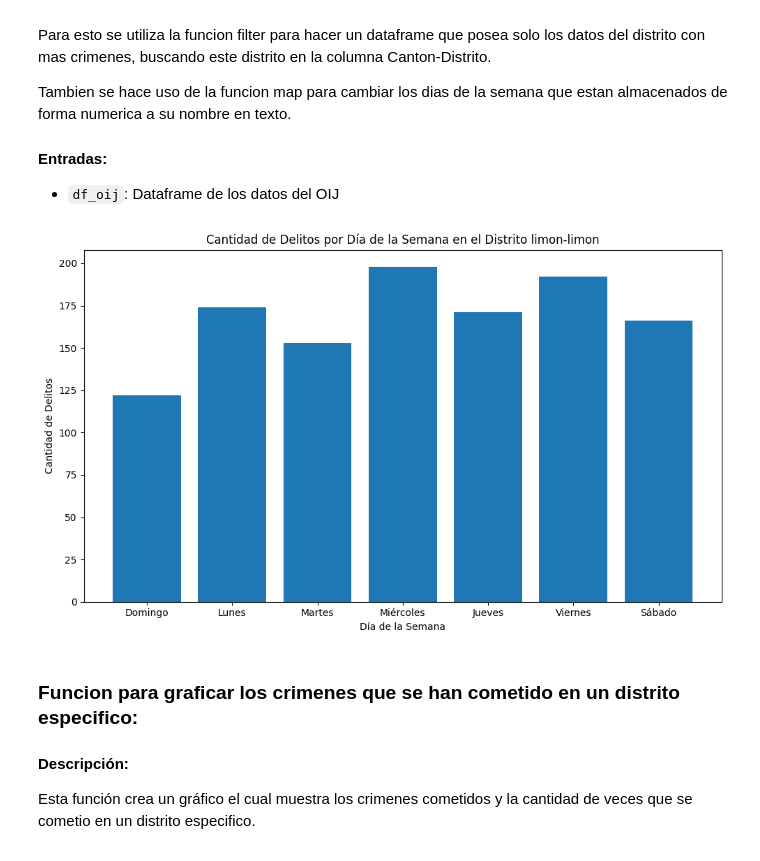
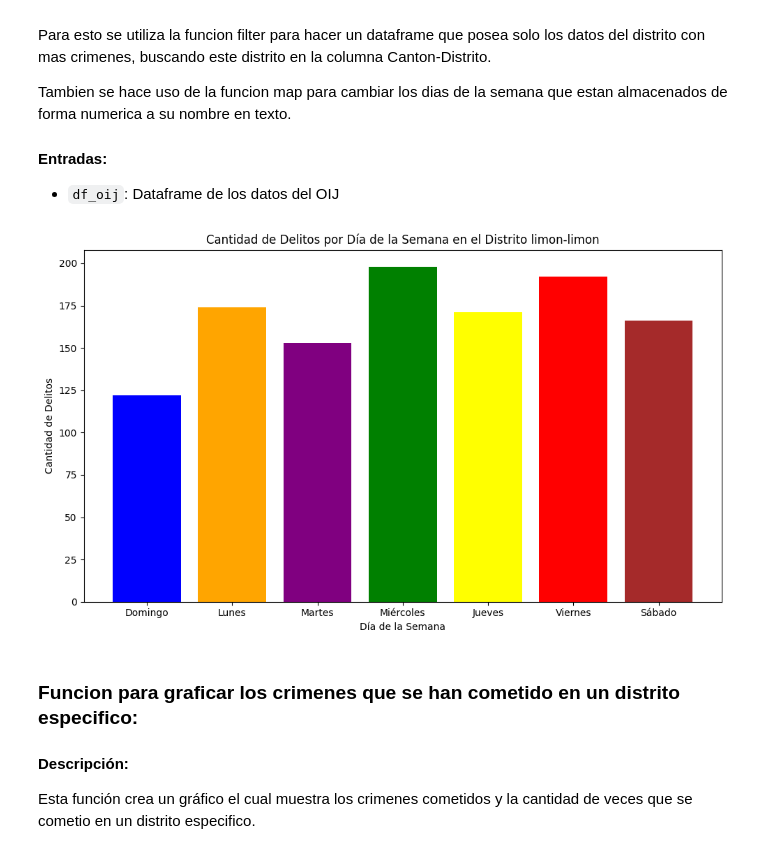
Before and after one commit to yosgarcia/Proyecto3BD2, a Jupyter notebook: Proyecto3.ipynb, the cells around one changed output. Drawn from its saved outputs; the diff is of its cells as text; code cells hidden in the pictures.

```diff
--- a/Proyecto3.ipynb
+++ b/Proyecto3.ipynb
@@ -643,35 +643,35 @@ def district_with_most_crimes_per_day(df_oij):
     district_with_most_crimes = df_oij.groupBy("Canton-Distrito").count().orderBy("count", ascending=False).first()["Canton-Distrito"]
 
     # Se crea el df del distrito con mas crimenes y se convierte la fecha
     df_district_with_most_crimes = df_oij.filter(df_oij["Canton-Distrito"] == district_with_most_crimes)
     df_district_with_most_crimes = df_district_with_most_crimes.withColumn("Fecha", to_date(df_district_with_most_crimes["Fecha"], "d/M/yyyy"))
 
     # Se crea la columna numero de dia de la semana y se obtiene el dia de la semana (usando la funcion dayofweek de pyspark)
     df_district_with_most_crimes = df_district_with_most_crimes.withColumn("DiaSemanaNum", dayofweek("Fecha"))
 
     # Se crea un diccionario para mapear los numeros del dia de la semana en el nombre del dia
     weekdays = {1: "Domingo", 2: "Lunes", 3: "Martes", 4: "Miércoles", 5: "Jueves", 6: "Viernes", 7: "Sábado"}
 
     # Se cuentan los crimenes hechos en base a los dias de los semana (para tener el valor de cuantos crimenes se hicieron Lunes por ejemplo)
     crimes_by_day_of_the_week = df_district_with_most_crimes.groupBy("DiaSemanaNum").count()
 
     # Se convierte el df a Pandas y luego se ordenan segun el numero del dia de la semana
     crimes_by_day_of_the_week_pandas = crimes_by_day_of_the_week.toPandas()
     crimes_by_day_of_the_week_pandas = crimes_by_day_of_the_week_pandas.sort_values(by="DiaSemanaNum")
 
     # Se grafica lo anterior y se mapean los dias de la semana de numeros a nombre del dia. (DiaSemanaNum es el eje X y la cantidad el eje Y)
     plt.figure(figsize=(10, 6))
-    plt.bar(crimes_by_day_of_the_week_pandas['DiaSemanaNum'].map(weekdays), crimes_by_day_of_the_week_pandas['count'])
+    plt.bar(crimes_by_day_of_the_week_pandas['DiaSemanaNum'].map(weekdays), crimes_by_day_of_the_week_pandas['count'], color=['blue', 'orange', 'purple', 'green', 'yellow', 'red', 'brown'])
     plt.xlabel('Día de la Semana')
     plt.ylabel('Cantidad de Delitos')
     plt.title(f'Cantidad de Delitos por Día de la Semana en el Distrito {district_with_most_crimes}')
     plt.tight_layout()
     plt.show()
 
 # Se llama a la funcion y se muestra el grafico
 district_with_most_crimes_per_day(df_oij)
 # %% [output]
-[figure, old version]
+[figure, new version]
 # %% [markdown]
 ### Funcion para graficar los crimenes que se han cometido en un distrito especifico:
 
```
Also changed, not shown: parts of 1 cell of this notebook.
